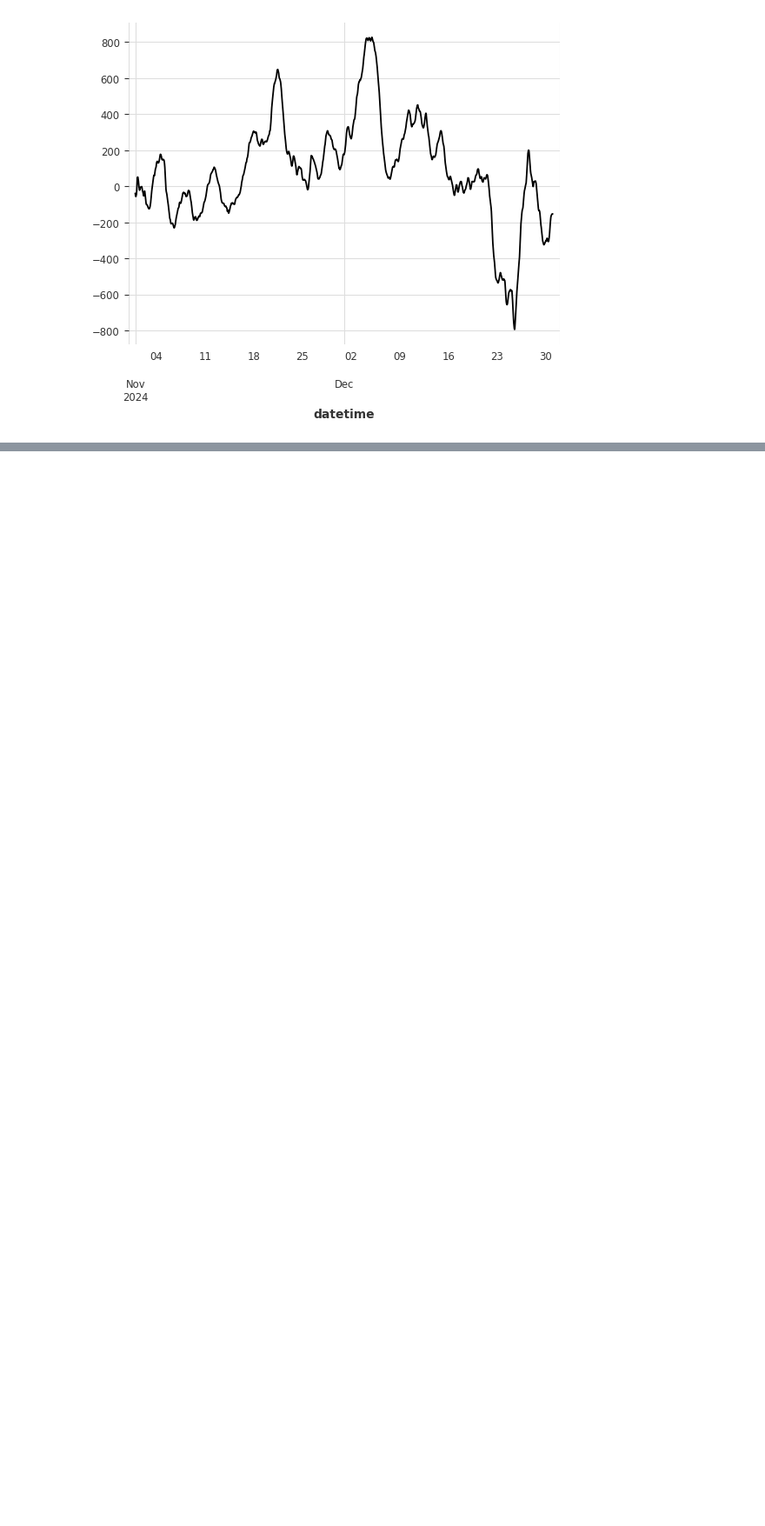
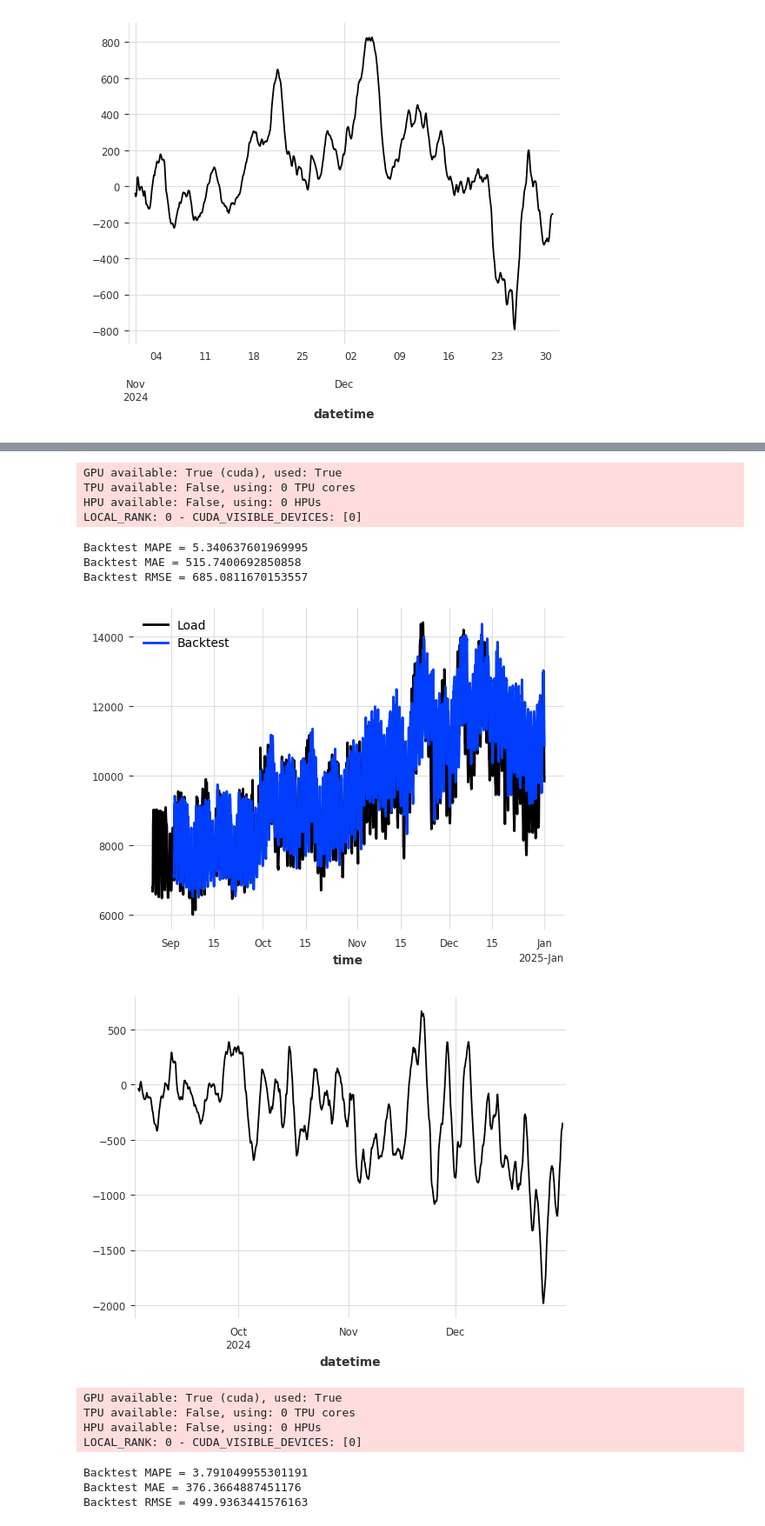
Before and after one commit to jakfar/Project, a Jupyter notebook: Final.ipynb, the cells around one changed output, grey strips where cells are left out. Shown at 87% size. Saved outputs shown, nothing was run; the diff lists cells and outputs as text; code cells hidden in the pictures; blank space fills up the shorter version.

```diff
--- a/Final.ipynb
+++ b/Final.ipynb
@@ -841,0 +872,22 @@ Backtest RMSE = 554.270550523891
+# %%
+eval_model_transform(rnn_model1,to_retrain=False)
+eval_model_transform(rnn_model2,to_retrain=False)
+eval_model_transform(rnn_model3,to_retrain=False)
+eval_model_transform(rnn_model4,to_retrain=False)
+# %% [output]
+GPU available: True (cuda), used: True
+TPU available: False, using: 0 TPU cores
+HPU available: False, using: 0 HPUs
+LOCAL_RANK: 0 - CUDA_VISIBLE_DEVICES: [0]
+Backtest MAPE = 5.340637601969995
+Backtest MAE = 515.7400692850858
+Backtest RMSE = 685.0811670153557
+[figure, added]
+[figure, added]
+GPU available: True (cuda), used: True
+TPU available: False, using: 0 TPU cores
+HPU available: False, using: 0 HPUs
+LOCAL_RANK: 0 - CUDA_VISIBLE_DEVICES: [0]
+Backtest MAPE = 3.791049955301191
+Backtest MAE = 376.3664887451176
+Backtest RMSE = 499.9363441576163
```
Also changed, not shown: parts of 9 cells of this notebook.
